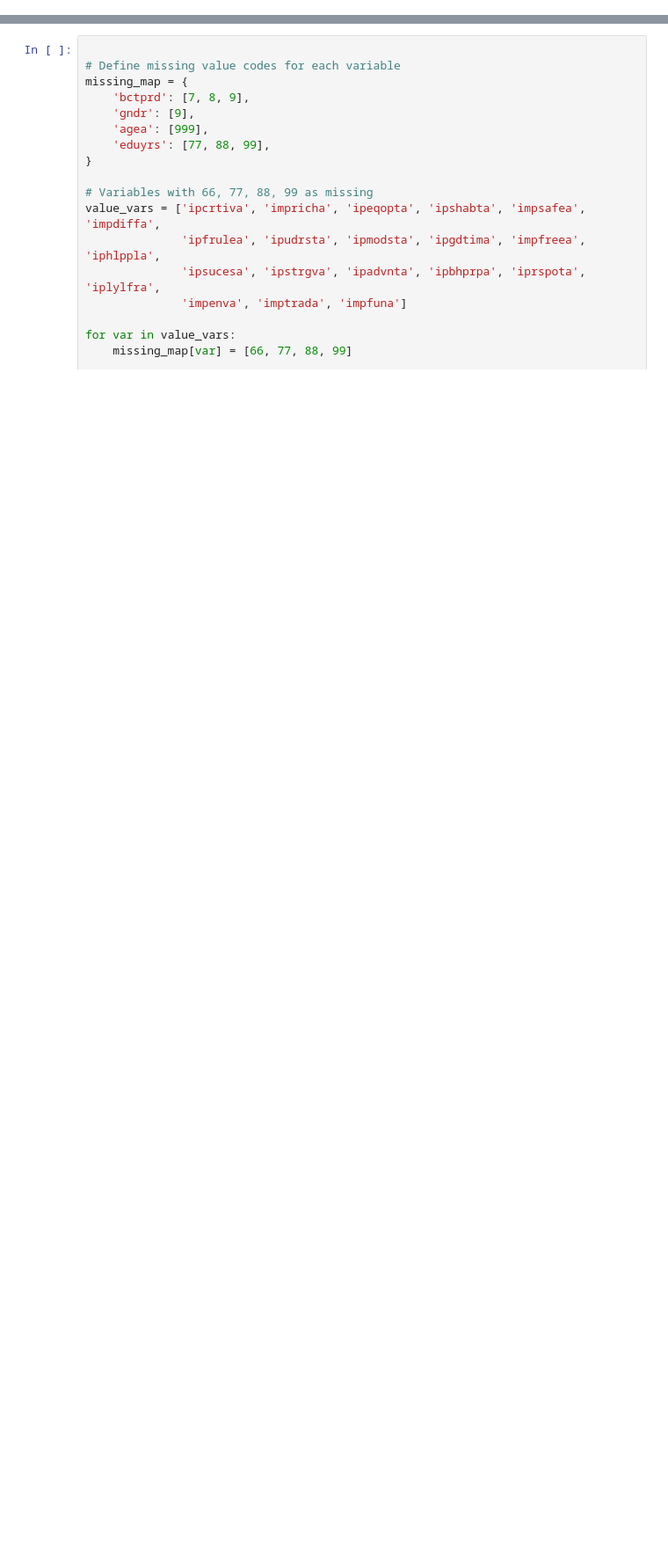
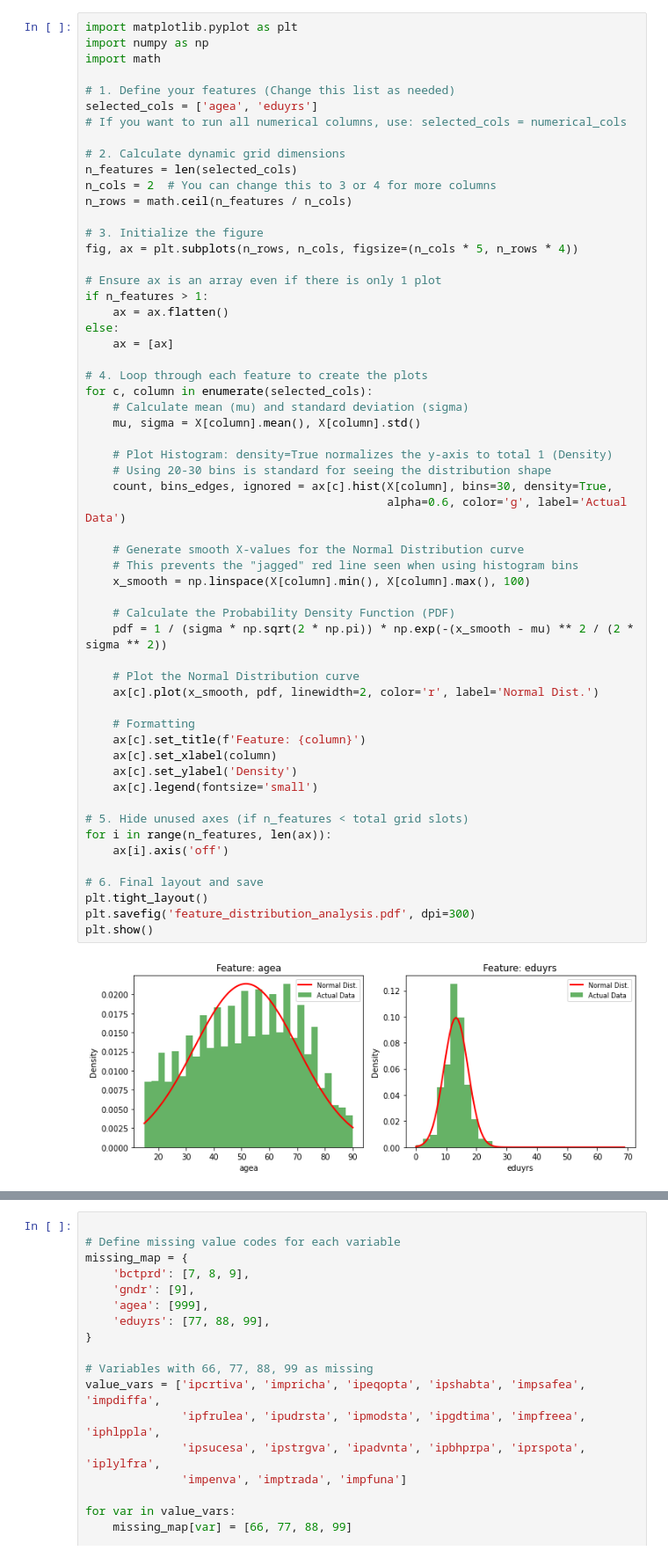
Before and after one commit to kchua675/Thesis, a Jupyter notebook: EDA.ipynb, the cells around one changed output, grey strips where cells are left out. Shown at 88% size. Drawn from its saved outputs; the diff is of its cells as text; blank space fills up the shorter version.

```diff
--- a/EDA.ipynb
+++ b/EDA.ipynb
@@ -61,0 +145,59 @@ Length: 50116, dtype: int64
+# %%
+import matplotlib.pyplot as plt
+import numpy as np
+import math
+
+# 1. Define your features (Change this list as needed)
+selected_cols = ['agea', 'eduyrs']
+# If you want to run all numerical columns, use: selected_cols = numerical_cols
+
+# 2. Calculate dynamic grid dimensions
+n_features = len(selected_cols)
+n_cols = 2  # You can change this to 3 or 4 for more columns
+n_rows = math.ceil(n_features / n_cols)
+
+# 3. Initialize the figure
+fig, ax = plt.subplots(n_rows, n_cols, figsize=(n_cols * 5, n_rows * 4))
+
+# Ensure ax is an array even if there is only 1 plot
+if n_features > 1:
+    ax = ax.flatten()
+else:
+    ax = [ax]
+
+# 4. Loop through each feature to create the plots
+for c, column in enumerate(selected_cols):
+    # Calculate mean (mu) and standard deviation (sigma)
+    mu, sigma = X[column].mean(), X[column].std()
+
+    # Plot Histogram: density=True normalizes the y-axis to total 1 (Density)
+    # Using 20-30 bins is standard for seeing the distribution shape
+    count, bins_edges, ignored = ax[c].hist(X[column], bins=30, density=True,
+                                            alpha=0.6, color='g', label='Actual Data')
+
+    # Generate smooth X-values for the Normal Distribution curve
+    # This prevents the "jagged" red line seen when using histogram bins
+    x_smooth = np.linspace(X[column].min(), X[column].max(), 100)
+
+    # Calculate the Probability Density Function (PDF)
+    pdf = 1 / (sigma * np.sqrt(2 * np.pi)) * np.exp(-(x_smooth - mu) ** 2 / (2 * sigma ** 2))
+
+    # Plot the Normal Distribution curve
+    ax[c].plot(x_smooth, pdf, linewidth=2, color='r', label='Normal Dist.')
+
+    # Formatting
+    ax[c].set_title(f'Feature: {column}')
+    ax[c].set_xlabel(column)
+    ax[c].set_ylabel('Density')
+    ax[c].legend(fontsize='small')
+
+# 5. Hide unused axes (if n_features < total grid slots)
+for i in range(n_features, len(ax)):
+    ax[i].axis('off')
+
+# 6. Final layout and save
+plt.tight_layout()
+plt.savefig('feature_distribution_analysis.pdf', dpi=300)
+plt.show()
+# %% [output]
+[figure, added]
```
Also changed, not shown: parts of 23 cells of this notebook, 12 other files.
